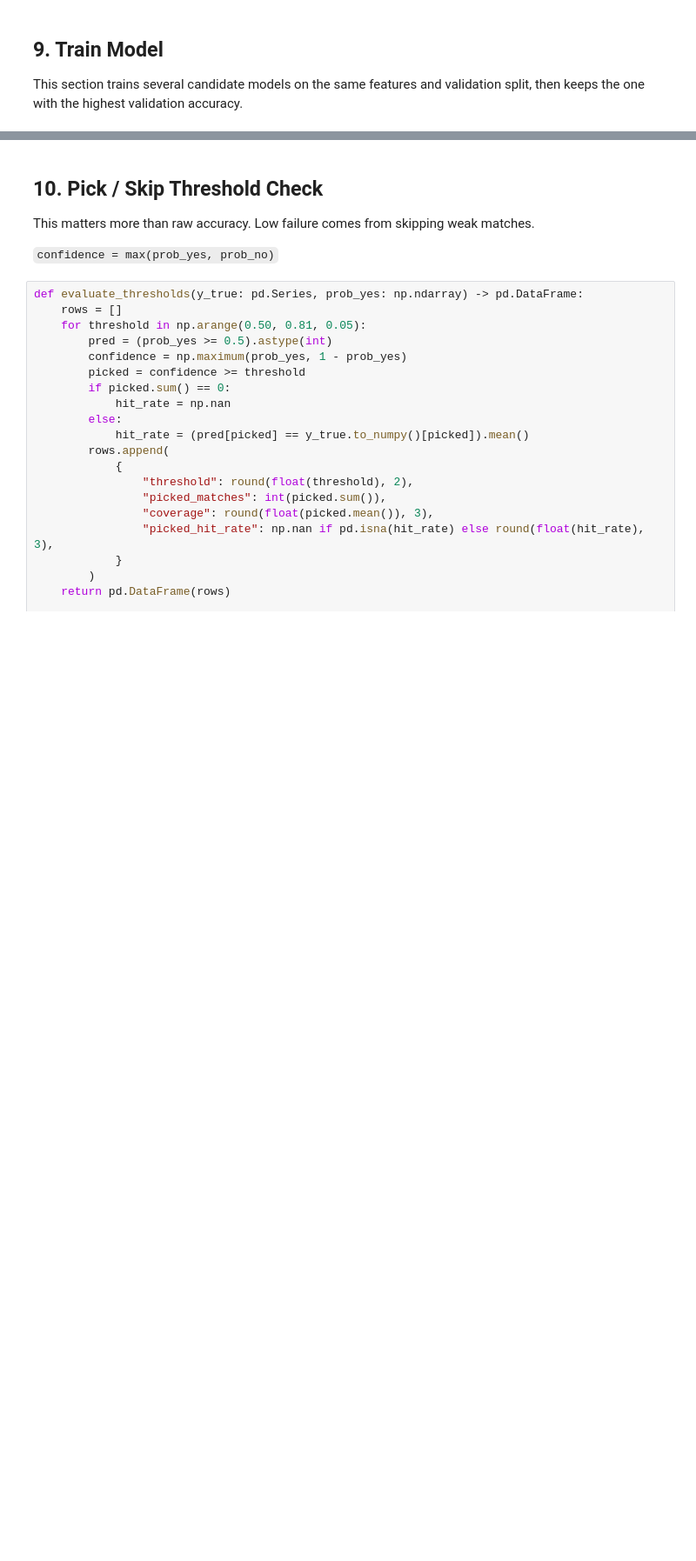
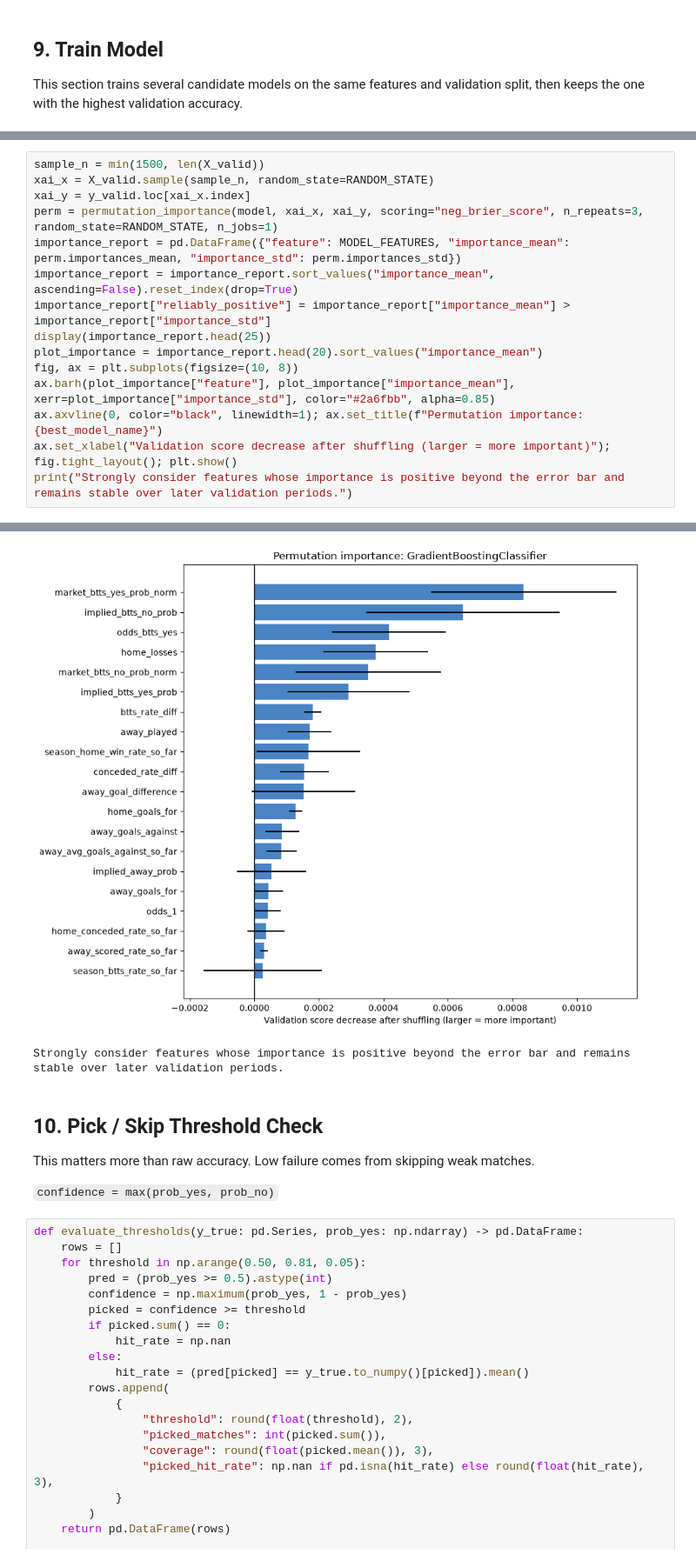
Before and after one commit to mugabi2/BP, a Jupyter notebook: notebooks/01_btts_model_training.ipynb, the cells around one changed output, grey strips where cells are left out. Shown at 87% size. Drawn from its saved outputs; the diff is of its cells as text; blank space fills up the shorter version.

```diff
--- a/notebooks/01_btts_model_training.ipynb
+++ b/notebooks/01_btts_model_training.ipynb
@@ -671,0 +769,16 @@ weighted avg       0.55      0.58      0.52      5473
+# %%
+sample_n = min(1500, len(X_valid))
+xai_x = X_valid.sample(sample_n, random_state=RANDOM_STATE)
+xai_y = y_valid.loc[xai_x.index]
+perm = permutation_importance(model, xai_x, xai_y, scoring="neg_brier_score", n_repeats=3, random_state=RANDOM_STATE, n_jobs=1)
+importance_report = pd.DataFrame({"feature": MODEL_FEATURES, "importance_mean": perm.importances_mean, "importance_std": perm.importances_std})
+importance_report = importance_report.sort_values("importance_mean", ascending=False).reset_index(drop=True)
+importance_report["reliably_positive"] = importance_report["importance_mean"] > importance_report["importance_std"]
+display(importance_report.head(25))
+plot_importance = importance_report.head(20).sort_values("importance_mean")
+fig, ax = plt.subplots(figsize=(10, 8))
+ax.barh(plot_importance["feature"], plot_importance["importance_mean"], xerr=plot_importance["importance_std"], color="#2a6fbb", alpha=0.85)
+ax.axvline(0, color="black", linewidth=1); ax.set_title(f"Permutation importance: {best_model_name}")
+ax.set_xlabel("Validation score decrease after shuffling (larger = more important)"); fig.tight_layout(); plt.show()
+print("Strongly consider features whose importance is positive beyond the error bar and remains stable over later validation periods.")
+# %% [output]
@@ -672,3 +802,5 @@ weighted avg       0.55      0.58      0.52      5473
+[figure, added]
+Strongly consider features whose importance is positive beyond the error bar and remains stable over later validation periods.
 # %% [markdown]
 ## 10. Pick / Skip Threshold Check
 
```
Also changed, not shown: parts of 18 cells of this notebook.
